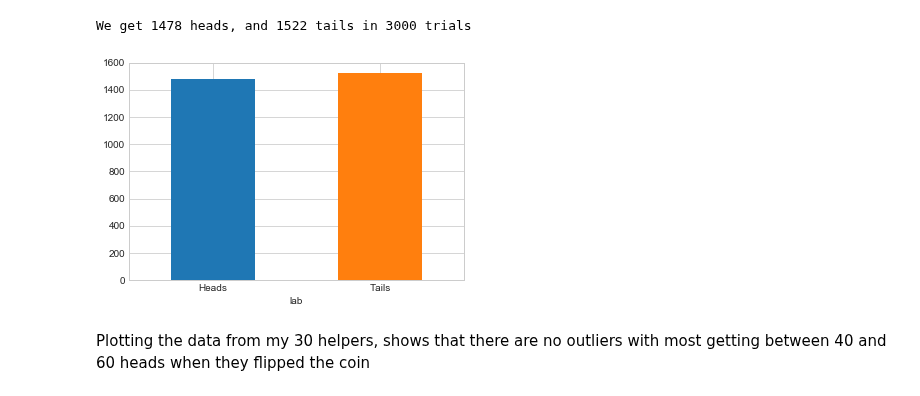
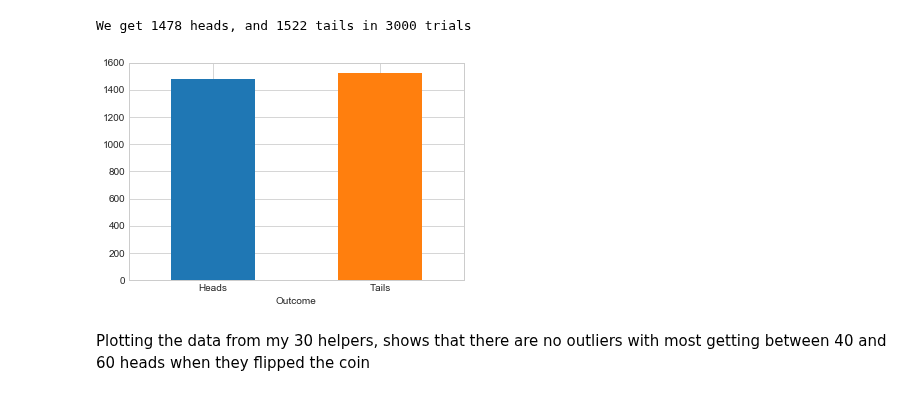
Before and after one commit to MarionMcG/numpy.random, a Jupyter notebook: numpy-random.ipynb, the cells around one changed output. Saved outputs shown, nothing was run; the diff lists cells and outputs as text; code cells hidden in the pictures.

```diff
--- a/numpy-random.ipynb
+++ b/numpy-random.ipynb
@@ -251,11 +255,11 @@ We get 1478 heads, and 1522 tails in 3000 trials
 # %%
 new_heads = (np.sum(new_heads))
 new_tails = (3000 - new_heads)
 
-df = pd.DataFrame({'lab':['Heads', 'Tails'], 'val':[new_heads, new_tails]})
-ax = df.plot.bar(x = 'lab', y = 'val', legend = None, rot= 0)
+df = pd.DataFrame({'Outcome':['Heads', 'Tails'], 'Freq':[new_heads, new_tails]})
+ax = df.plot.bar(x = 'Outcome', y = 'Freq', legend = None, rot= 0)
 # %% [output]
-[figure, old version]
+[figure, new version]
 # %% [markdown]
 Plotting the data from my 30 helpers, shows that there are no outliers with most getting between 40 and 60 heads when they flipped the coin
 # %% [markdown]
```
Also changed, not shown: parts of 2 cells of this notebook.
